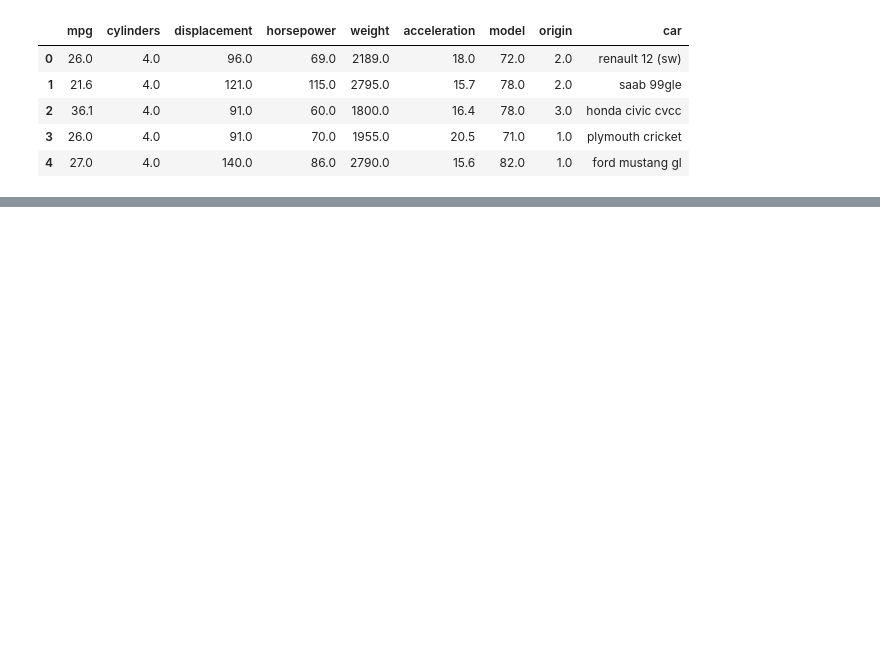
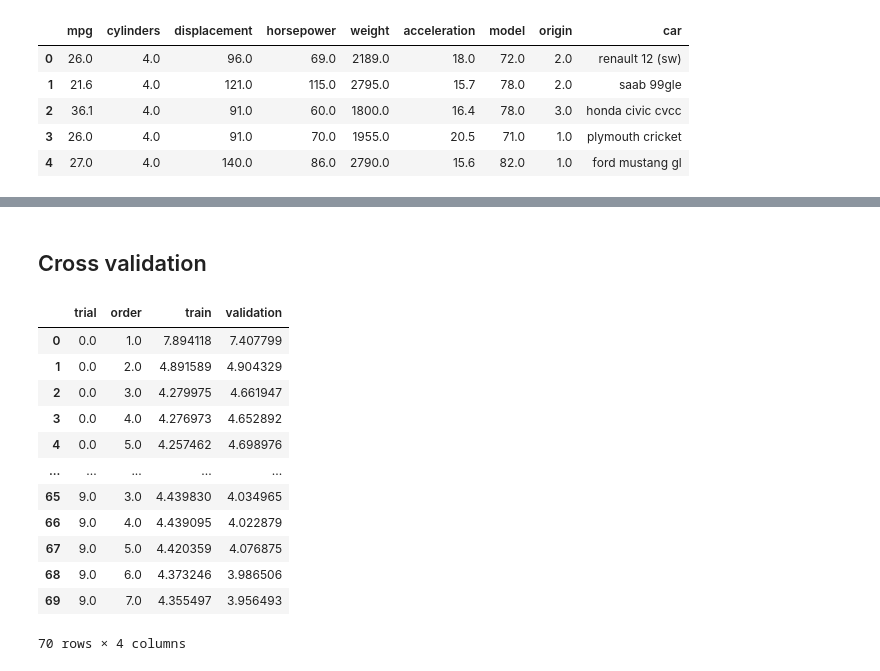
Before and after one commit to changyaochen/MECE4520, a Jupyter notebook: lectures/lecture_6/model_selection.ipynb, the cells around one changed output, grey strips where cells are left out. Cells and saved outputs as stored; diff of their text form; code cells hidden in the pictures; blank space fills up the shorter version.

```diff
--- a/lectures/lecture_6/model_selection.ipynb
+++ b/lectures/lecture_6/model_selection.ipynb
@@ -27,16 +27,21 @@ auto_fit.head()
 | 3 | 26.0 | 4.0 | 91.0 | 70.0 | 1955.0 | 20.5 | 71.0 | 1.0 | plymouth cricket |
 | 4 | 27.0 | 4.0 | 140.0 | 86.0 | 2790.0 | 15.6 | 82.0 | 1.0 | ford mustang gl |
 # %%
+def hstack_higher_order(X: np.array, order: int = 1):
+    """Construct a matrix with higher order terms."""
+    X_raw = X.reshape(-1, 1)
+    X_w_higher_orders = np.zeros(shape=(len(X_raw), order))
+    for o in range(order):
+        X_w_higher_orders[:, o] = np.power(X_raw, o).reshape(1, -1)
+    return X_w_higher_orders
+
 def fit_polynomial(
     X: np.array,
     y: np.array,
     order: int = 1,
 ) -> Tuple[int, LinearRegression]:
     """Fit a polynomial model to the underlying data."""
-    X_as_column_vector = X.reshape(-1, 1)
-    X_fit = X_as_column_vector
-    for o in range(2, order + 1):
-        X_fit = np.hstack((X_fit, np.power(X_as_column_vector, o)))
+    X_fit = hstack_higher_order(X, order)
     # fit the model
     model = LinearRegression(normalize=False)
     model.fit(X_fit, y)
@@ -56,7 +61,7 @@ x_plot = np.linspace(start=np.min(X) - 10, stop=np.max(X) + 10, num=100)
 plt.figure()
 sns.scatterplot(x=X, y=y, s=100)
 for order, model in all_models[1:2]:
-    x_pred = np.hstack([np.power(x_plot.reshape(-1, 1), o) for o in range(1, order + 1)])
+    x_pred = hstack_higher_order(x_plot, order)
     y_pred = model.predict(x_pred)
     sns.lineplot(x=x_plot, y=y_pred, color="green")
 
@@ -69,3 +74,46 @@ plt.show()
 # %% [output]
 [interactive output not drawn]
 [interactive output not drawn]
+# %% [markdown]
+## Cross validation
+# %%
+from sklearn.model_selection import train_test_split
+from sklearn.metrics import mean_squared_error
+
+X = auto["horsepower"].values
+y = auto["mpg"].values
+n_trials= 10
+
+# CV split
+rmse = pd.DataFrame(columns=["trial", "order", "train", "validation"])
+for t in range(n_trials):
+    X_train, X_validation, y_train, y_validation = train_test_split(X, y, test_size=0.2, random_state=(103 + t))
+
+    # fit different polynomials
+    for order in range(1, 8):
+        _, model = fit_polynomial(X=X_train, y=y_train, order=order)
+
+        y_pred_train = model.predict(hstack_higher_order(X_train, order))
+        y_pred_validation = model.predict(hstack_higher_order(X_validation, order))
+        row = {
+            "trial": t,
+            "order": order,
+            "train": np.sqrt(mean_squared_error(y_true=y_train, y_pred=y_pred_train)),
+            "validation": np.sqrt(mean_squared_error(y_true=y_validation, y_pred=y_pred_validation)),
+        }
+        rmse = rmse.append(row, ignore_index=True)
+rmse
+# %% [output]
+|  | trial | order | train | validation |
+| 0 | 0.0 | 1.0 | 7.894118 | 7.407799 |
+| 1 | 0.0 | 2.0 | 4.891589 | 4.904329 |
+| 2 | 0.0 | 3.0 | 4.279975 | 4.661947 |
+| 3 | 0.0 | 4.0 | 4.276973 | 4.652892 |
+| 4 | 0.0 | 5.0 | 4.257462 | 4.698976 |
+| ... | ... | ... | ... | ... |
+| 65 | 9.0 | 3.0 | 4.439830 | 4.034965 |
+| 66 | 9.0 | 4.0 | 4.439095 | 4.022879 |
+| 67 | 9.0 | 5.0 | 4.420359 | 4.076875 |
+| 68 | 9.0 | 6.0 | 4.373246 | 3.986506 |
+| 69 | 9.0 | 7.0 | 4.355497 | 3.956493 |
+70 rows × 4 columns
```
Also changed, not shown: parts of 2 cells of this notebook.
